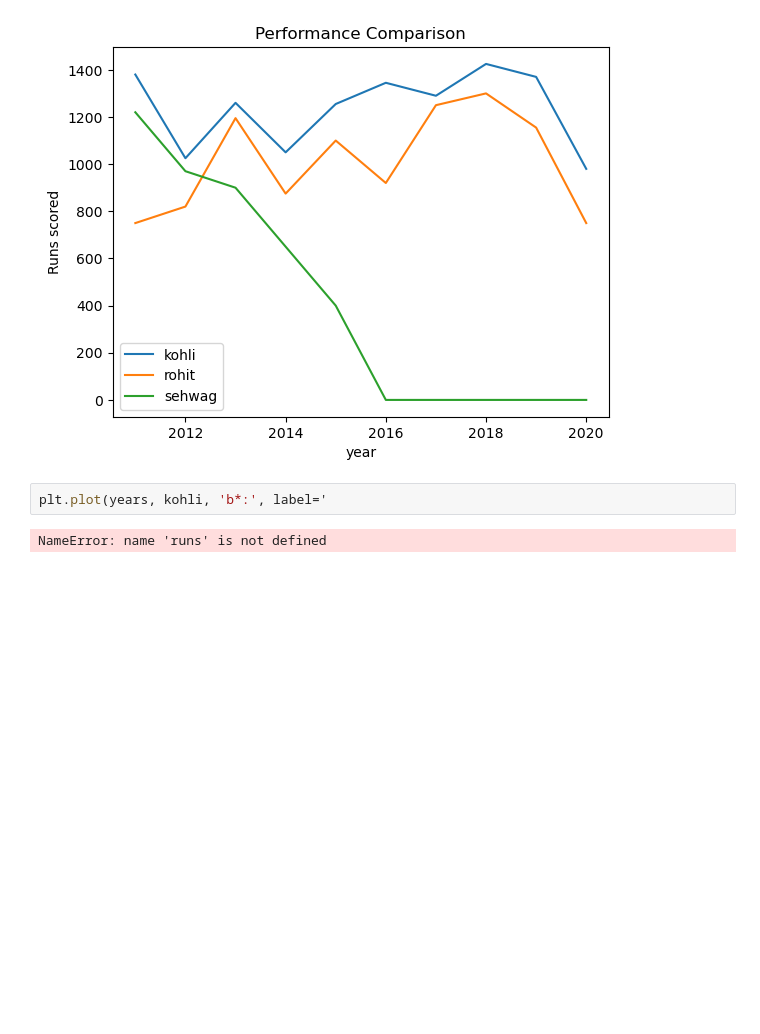
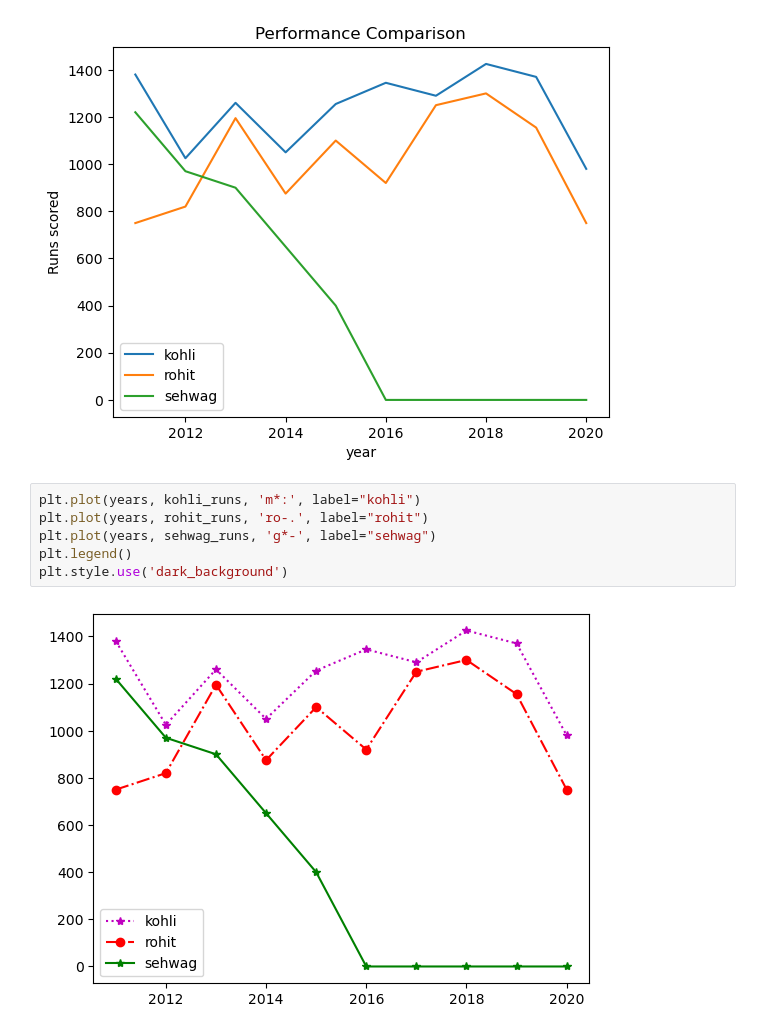
Before and after one commit to vikramsumit/ds, a Jupyter notebook: matplotlib/solved.ipynb, the cells around one changed output. Drawn from its saved outputs; the diff is of its cells as text; blank space fills up the shorter version.

```diff
--- a/matplotlib/solved.ipynb
+++ b/matplotlib/solved.ipynb
@@ -19,6 +19,10 @@ plt.show()
 # %% [output]
 [figure]
 # %%
-plt.plot(years, kohli, 'b*:', label='
+plt.plot(years, kohli_runs, 'm*:', label="kohli")
+plt.plot(years, rohit_runs, 'ro-.', label="rohit")
+plt.plot(years, sehwag_runs, 'g*-', label="sehwag")
+plt.legend()
+plt.style.use('dark_background')
 # %% [output]
-NameError: name 'runs' is not defined
+[figure, added]
```
